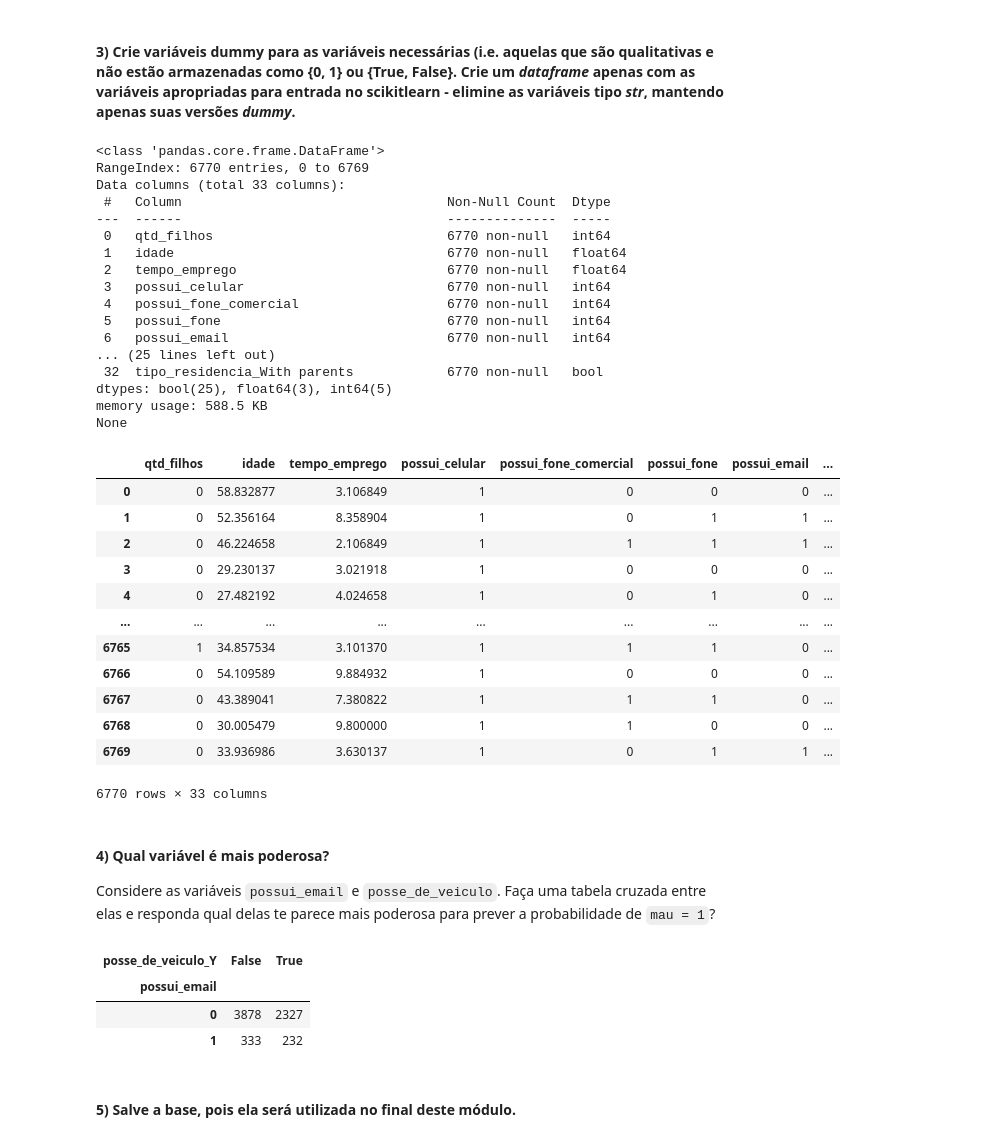
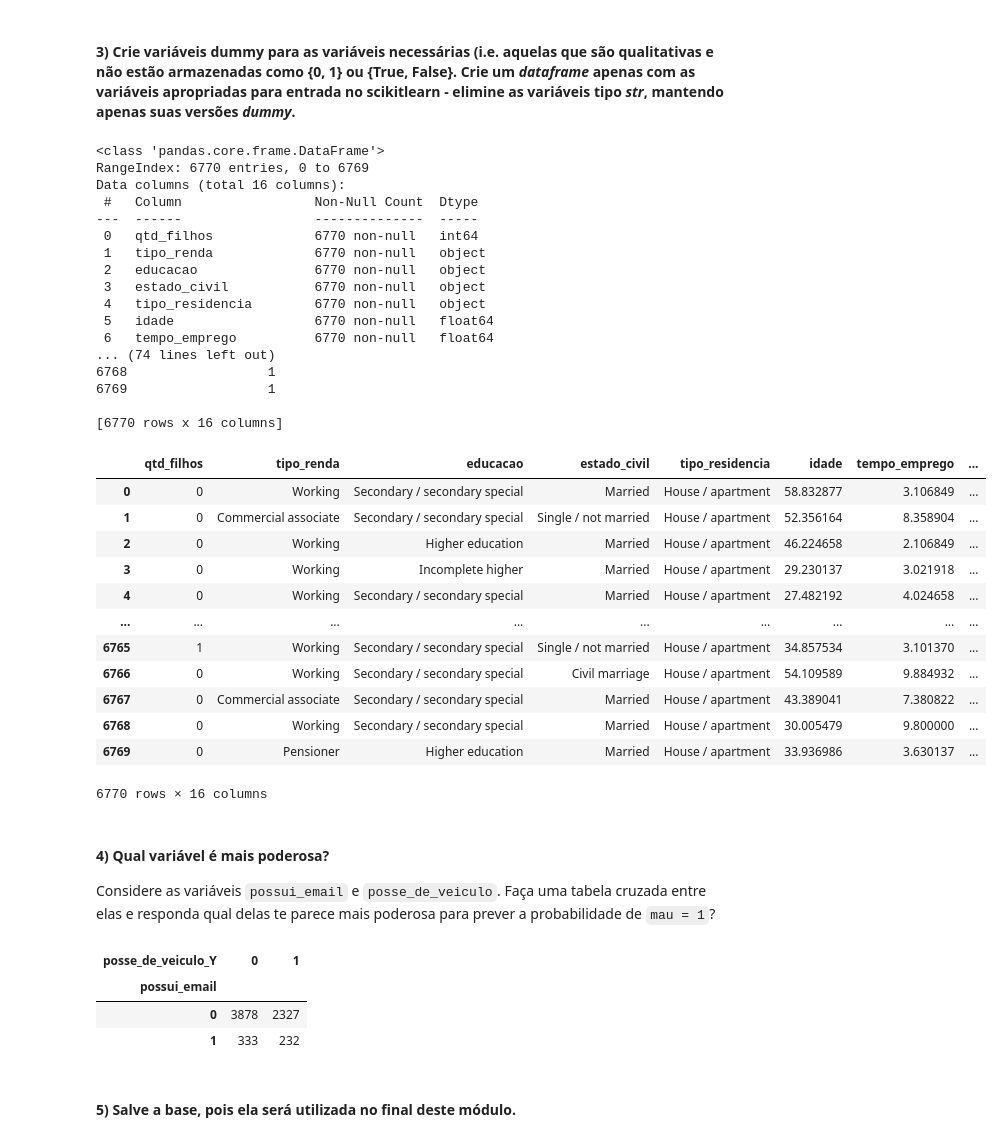
Before and after one commit to Paulodiastst/Curso_EBAC-Profissao_Cientista_de_Dados, a Jupyter notebook: Cientista de Dados/Módulo 7 - Árvores I/Exercício 1/Mod07 - Tarefa 01.ipynb, the cells around one changed output. Saved outputs shown, nothing was run; the diff lists cells and outputs as text; code cells hidden in the pictures.

```diff
--- a/Cientista de Dados/Módulo 7 - Árvores I/Mod07 - Tarefa 01.ipynb
+++ b/Cientista de Dados/Módulo 7 - Árvores I/Exercício 1/Mod07 - Tarefa 01.ipynb
@@ -271,45 +271,50 @@ df_metadados
 # %% [markdown]
 #### 3) Crie variáveis dummy para as variáveis necessárias (i.e. aquelas que são qualitativas e não estão armazenadas como {0, 1} ou {True, False}. Crie um *dataframe* apenas com as variáveis apropriadas para entrada no scikitlearn - elimine as variáveis tipo *str*, mantendo apenas suas versões *dummy*.
 # %%
+# Supondo que 'df' seja o DataFrame original
+
 df_dummies = pd.get_dummies(data=df.copy(),
                             columns=['sexo', 'posse_de_veiculo', 'posse_de_imovel'],
                             drop_first=True)
 
-df_dummies = pd.get_dummies(data=df_dummies)
+# Convertendo as colunas booleanas para uint8
+bool_columns = df_dummies.select_dtypes(include=bool).columns
+df_dummies[bool_columns] = df_dummies[bool_columns].astype('uint8')
 
 print(df_dummies.info())
+print(df_dummies)
 df_dummies
 # %% [output]
 <class 'pandas.core.frame.DataFrame'>
 RangeIndex: 6770 entries, 0 to 6769
-Data columns (total 33 columns):
- #   Column                                  Non-Null Count  Dtype
----  ------                                  --------------  -----
- 0   qtd_filhos                              6770 non-null   int64
- 1   idade                                   6770 non-null   float64
- 2   tempo_emprego                           6770 non-null   float64
- 3   possui_celular                          6770 non-null   int64
- 4   possui_fone_comercial                   6770 non-null   int64
- 5   possui_fone                             6770 non-null   int64
- 6   possui_email                            6770 non-null   int64
-... (25 lines left out)
- 32  tipo_residencia_With parents            6770 non-null   bool
-dtypes: bool(25), float64(3), int64(5)
-memory usage: 588.5 KB
-None
+Data columns (total 16 columns):
+ #   Column                 Non-Null Count  Dtype
+---  ------                 --------------  -----
+ 0   qtd_filhos             6770 non-null   int64
+ 1   tipo_renda             6770 non-null   object
+ 2   educacao               6770 non-null   object
+ 3   estado_civil           6770 non-null   object
+ 4   tipo_residencia        6770 non-null   object
+ 5   idade                  6770 non-null   float64
+ 6   tempo_emprego          6770 non-null   float64
+... (74 lines left out)
+6768                  1
+6769                  1
+
+[6770 rows x 16 columns]
-|  | qtd_filhos | idade | tempo_emprego | possui_celular | possui_fone_comercial | possui_fone | possui_email | ... |
-| 0 | 0 | 58.832877 | 3.106849 | 1 | 0 | 0 | 0 | ... |
-| 1 | 0 | 52.356164 | 8.358904 | 1 | 0 | 1 | 1 | ... |
-| 2 | 0 | 46.224658 | 2.106849 | 1 | 1 | 1 | 1 | ... |
-| 3 | 0 | 29.230137 | 3.021918 | 1 | 0 | 0 | 0 | ... |
-| 4 | 0 | 27.482192 | 4.024658 | 1 | 0 | 1 | 0 | ... |
+|  | qtd_filhos | tipo_renda | educacao | estado_civil | tipo_residencia | idade | tempo_emprego | ... |
+| 0 | 0 | Working | Secondary / secondary special | Married | House / apartment | 58.832877 | 3.106849 | ... |
+| 1 | 0 | Commercial associate | Secondary / secondary special | Single / not married | House / apartment | 52.356164 | 8.358904 | ... |
+| 2 | 0 | Working | Higher education | Married | House / apartment | 46.224658 | 2.106849 | ... |
+| 3 | 0 | Working | Incomplete higher | Married | House / apartment | 29.230137 | 3.021918 | ... |
+| 4 | 0 | Working | Secondary / secondary special | Married | House / apartment | 27.482192 | 4.024658 | ... |
 | ... | ... | ... | ... | ... | ... | ... | ... | ... |
-| 6765 | 1 | 34.857534 | 3.101370 | 1 | 1 | 1 | 0 | ... |
-| 6766 | 0 | 54.109589 | 9.884932 | 1 | 0 | 0 | 0 | ... |
-| 6767 | 0 | 43.389041 | 7.380822 | 1 | 1 | 1 | 0 | ... |
-| 6768 | 0 | 30.005479 | 9.800000 | 1 | 1 | 0 | 0 | ... |
-| 6769 | 0 | 33.936986 | 3.630137 | 1 | 0 | 1 | 1 | ... |
+| 6765 | 1 | Working | Secondary / secondary special | Single / not married | House / apartment | 34.857534 | 3.101370 | ... |
+| 6766 | 0 | Working | Secondary / secondary special | Civil marriage | House / apartment | 54.109589 | 9.884932 | ... |
+| 6767 | 0 | Commercial associate | Secondary / secondary special | Married | House / apartment | 43.389041 | 7.380822 | ... |
+| 6768 | 0 | Working | Secondary / secondary special | Married | House / apartment | 30.005479 | 9.800000 | ... |
+| 6769 | 0 | Pensioner | Higher education | Married | House / apartment | 33.936986 | 3.630137 | ... |
-6770 rows × 33 columns
+6770 rows × 16 columns
 # %% [markdown]
 #### 4) Qual variável é mais poderosa?
 
@@ -319,7 +324,7 @@ pd.crosstab(index=df_dummies['possui_email'],
             columns=df_dummies['posse_de_veiculo_Y'],
             normalize=False)
 # %% [output]
-| posse_de_veiculo_Y | False | True |
+| posse_de_veiculo_Y | 0 | 1 |
 | possui_email |  |  |
 | 0 | 3878 | 2327 |
 | 1 | 333 | 232 |
```
Also changed, not shown: 3 other files.
